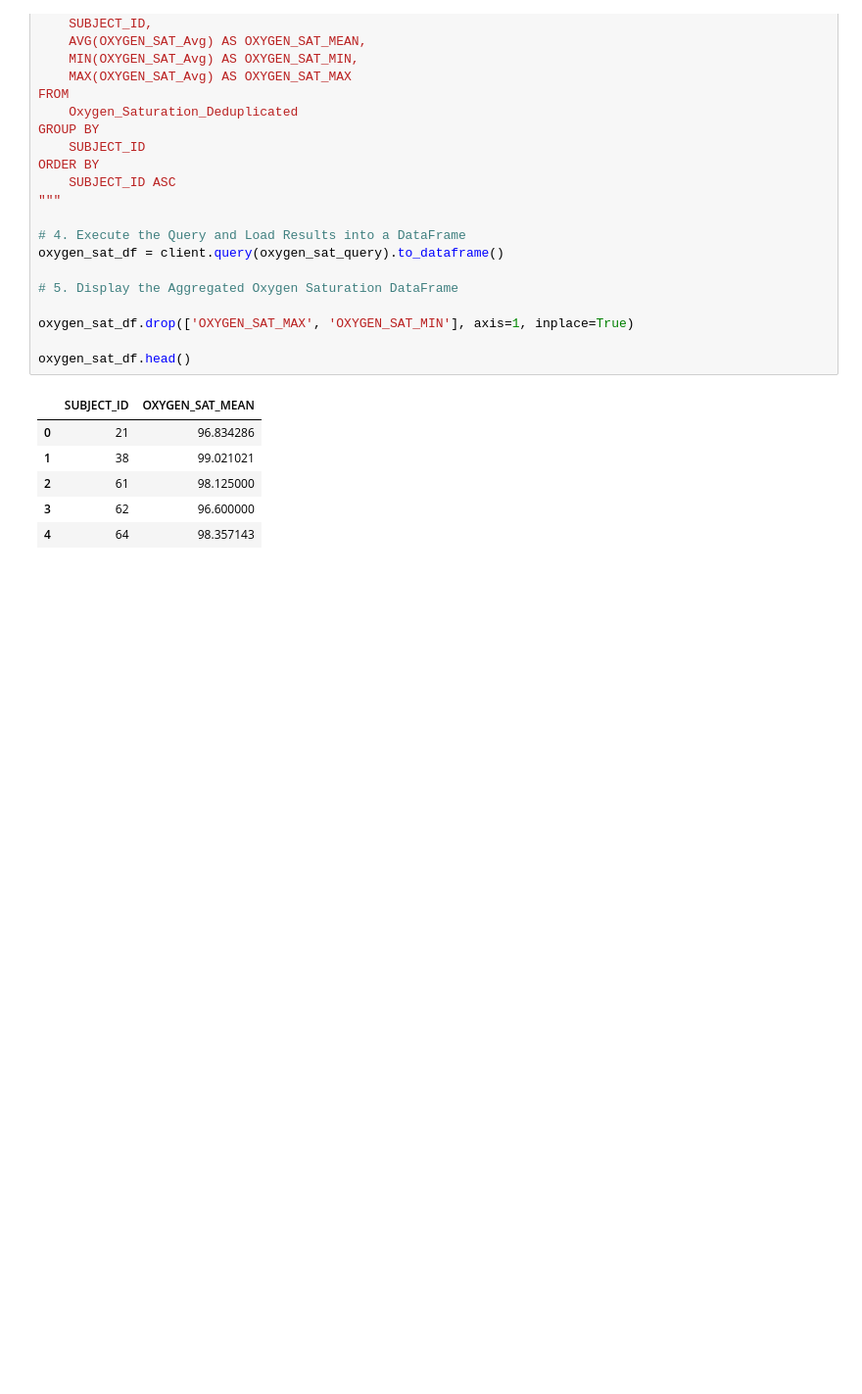
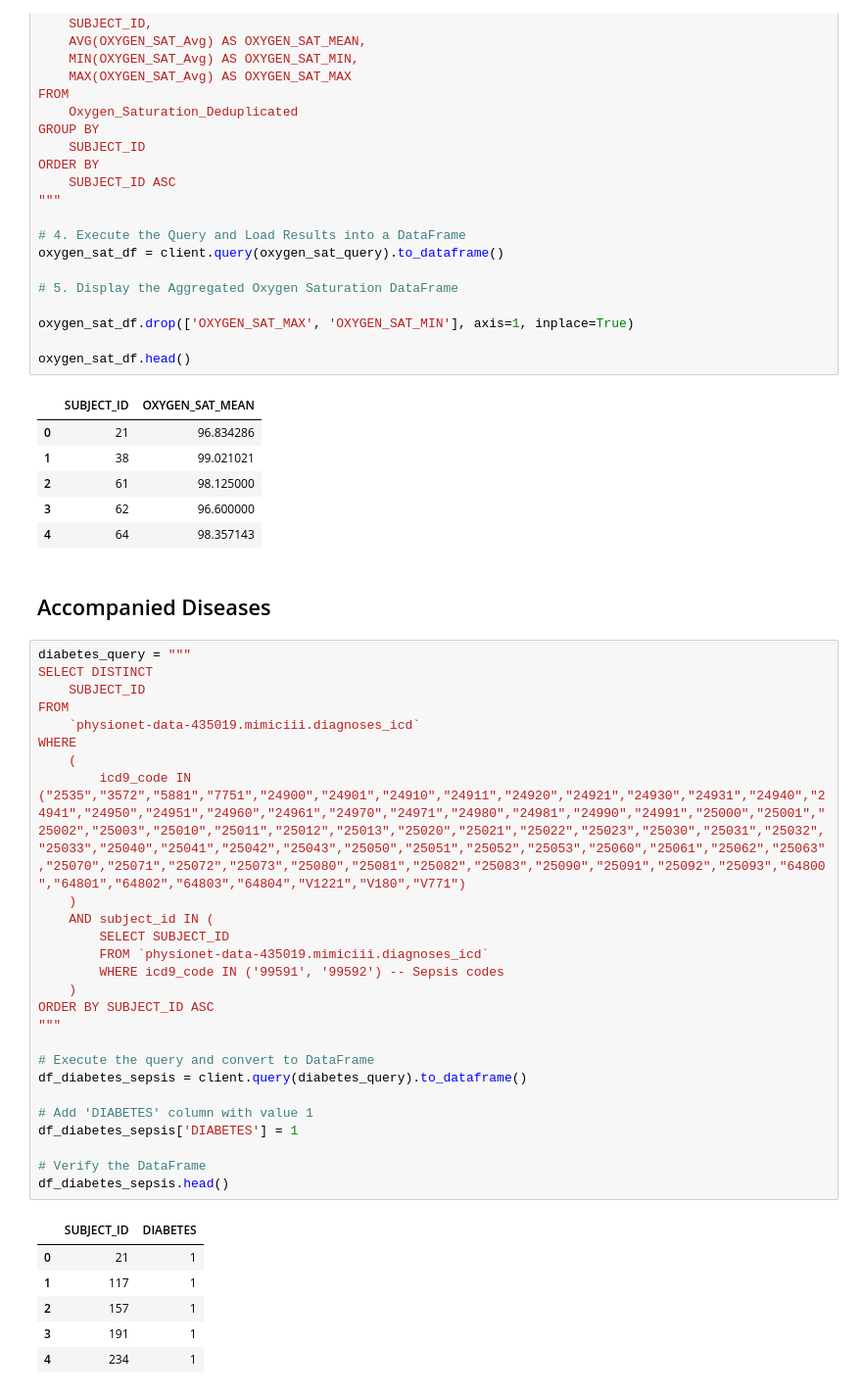
Before and after one commit to Musiik-fn/650-DRAGON-SLAYERS, a Jupyter notebook: FILES/Josh-Dev/650DS.ipynb, the cells around one changed output. Shown: that part at 98% size. Cells and saved outputs as stored; diff of their text form; blank space fills up the shorter version.

```diff
--- a/FILES/Josh-Dev/650DS.ipynb
+++ b/FILES/Josh-Dev/650DS.ipynb
@@ -442,3 +442,38 @@ oxygen_sat_df.head()
 | 2 | 61 | 98.125000 |
 | 3 | 62 | 96.600000 |
 | 4 | 64 | 98.357143 |
+# %% [markdown]
+## Accompanied Diseases
+# %%
+diabetes_query = """
+SELECT DISTINCT
+    SUBJECT_ID
+FROM
+    `physionet-data-435019.mimiciii.diagnoses_icd`
+WHERE
+    (
+        icd9_code IN ("2535","3572","5881","7751","24900","24901","24910","24911","24920","24921","24930","24931","24940","24941","24950","24951","24960","24961","24970","24971","24980","24981","24990","24991","25000","25001","25002","25003","25010","25011","25012","25013","25020","25021","25022","25023","25030","25031","25032","25033","25040","25041","25042","25043","25050","25051","25052","25053","25060","25061","25062","25063","25070","25071","25072","25073","25080","25081","25082","25083","25090","25091","25092","25093","64800","64801","64802","64803","64804","V1221","V180","V771")
+    )
+    AND subject_id IN (
+        SELECT SUBJECT_ID
+        FROM `physionet-data-435019.mimiciii.diagnoses_icd`
+        WHERE icd9_code IN ('99591', '99592') -- Sepsis codes
+    )
+ORDER BY SUBJECT_ID ASC
+"""
+
+# Execute the query and convert to DataFrame
+df_diabetes_sepsis = client.query(diabetes_query).to_dataframe()
+
+# Add 'DIABETES' column with value 1
+df_diabetes_sepsis['DIABETES'] = 1
+
+# Verify the DataFrame
+df_diabetes_sepsis.head()
+# %% [output]
+|  | SUBJECT_ID | DIABETES |
+| 0 | 21 | 1 |
+| 1 | 117 | 1 |
+| 2 | 157 | 1 |
+| 3 | 191 | 1 |
+| 4 | 234 | 1 |
```
Also changed, not shown: parts of 3 cells of this notebook, 1 other file.
